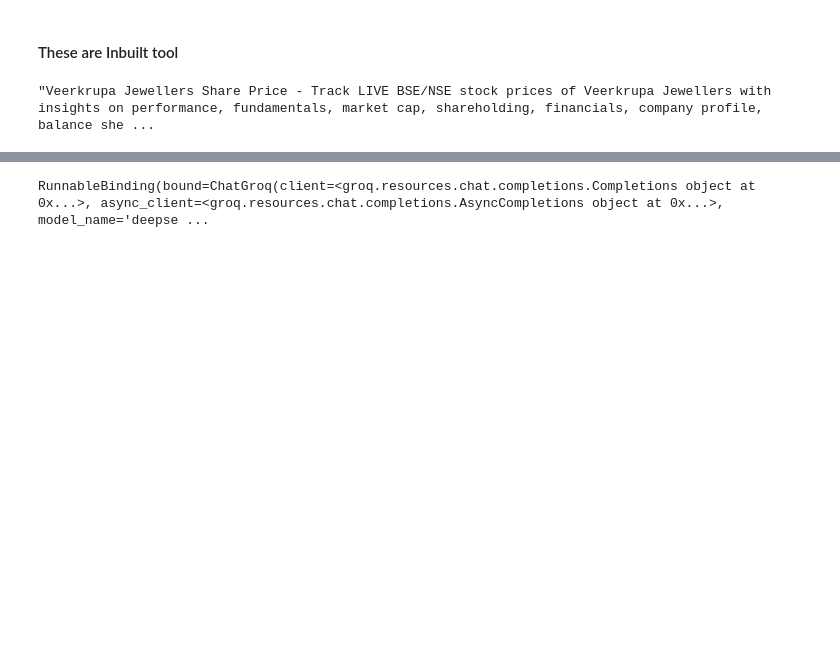
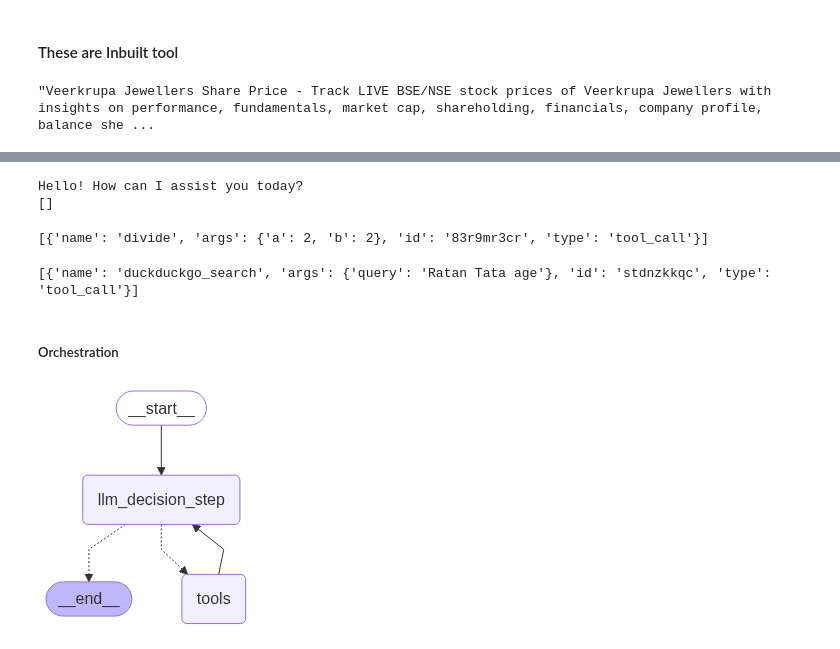
Before and after one commit to sumitatwork/KNA_AgenticAI, a Jupyter notebook: langgraph/langgraph_4.ipynb, the cells around one changed output, grey strips where cells are left out. Cells and saved outputs as stored; diff of their text form; code cells hidden in the pictures; blank space fills up the shorter version.

Commit message:
Implemented RAG Agent & Multi Agent

```diff
--- a/langgraph/langgraph_4.ipynb
+++ b/langgraph/langgraph_4.ipynb
@@ -60,10 +60,9 @@ def divide(a: int, b: int) -> float:
     Returns:
         int: The result of division
     '''
-    try:
-        return a/b
-    except ZeroDivisionError:
-        return None
+    if b == 0:
+        raise ValueError("Denominator cannot be zero.")
+    return a / b
 # %% [markdown]
 #### These are Inbuilt tool
 # %%
@@ -77,5 +76,5 @@ search.invoke("Stock price of VEERKRUPA")
 # %%
 from langchain.tools import Tool
 
-tools = [multiply, add, divide, search]
+tools = [multiply, add, divide, search, get_stock_price]
 llm_with_tools = llm.bind_tools(tools)
@@ -82,4 +83,50 @@ llm_with_tools = llm.bind_tools(tools)
 # %%
-llm_with_tools
+response = llm_with_tools.invoke("Hello")
+print(response.content)
+print(response.tool_calls)
 # %% [output]
-RunnableBinding(bound=ChatGroq(client=<groq.resources.chat.completions.Completions object at 0x...>, async_client=<groq.resources.chat.completions.AsyncCompletions object at 0x...>, model_name='deepse ...
+Hello! How can I assist you today?
+[]
+# %%
+response = llm_with_tools.invoke("What is 2+2")
+print(response.content)
+print(response.tool_calls)
+# %% [output]
+[{'name': 'divide', 'args': {'a': 2, 'b': 2}, 'id': '83r9mr3cr', 'type': 'tool_call'}]
+# %%
+response = llm_with_tools.invoke("What is the current age of Ratan Tata")
+print(response.content)
+print(response.tool_calls)
+# %% [output]
+[{'name': 'duckduckgo_search', 'args': {'query': 'Ratan Tata age'}, 'id': 'stdnzkkqc', 'type': 'tool_call'}]
+# %% [markdown]
+##### Orchestration
+# %%
+from langgraph.graph import MessagesState, StateGraph, START, END
+from langchain_core.messages import HumanMessage, SystemMessage
+from langgraph.prebuilt import ToolNode, tools_condition
+from IPython.display import Image, display
+
+SYSTEM_PROMPT = "You are a helpful assistant tasked with using search and performing arithmetic operations on a set of inputs."
+def function_1(state: MessagesState):
+    question = state['messages']
+    input_question = [SYSTEM_PROMPT] + question
+    response = llm_with_tools.invoke(input_question)
+
+    return {"messages": [response]}
+# %%
+builder = StateGraph(MessagesState)
+builder.add_node("llm_decision_step", function_1)
+builder.add_node("tools", ToolNode(tools))
+
+builder.add_edge(START, "llm_decision_step")
+builder.add_conditional_edges("llm_decision_step",
+                              tools_condition
+                              )
+builder.add_edge("tools", "llm_decision_step")
+
+react_graph = builder.compile()
+
+display(Image(react_graph.get_graph().draw_mermaid_png()))
+# %% [output]
+[figure, added]
```
Also changed, not shown: parts of 13 cells of this notebook.
